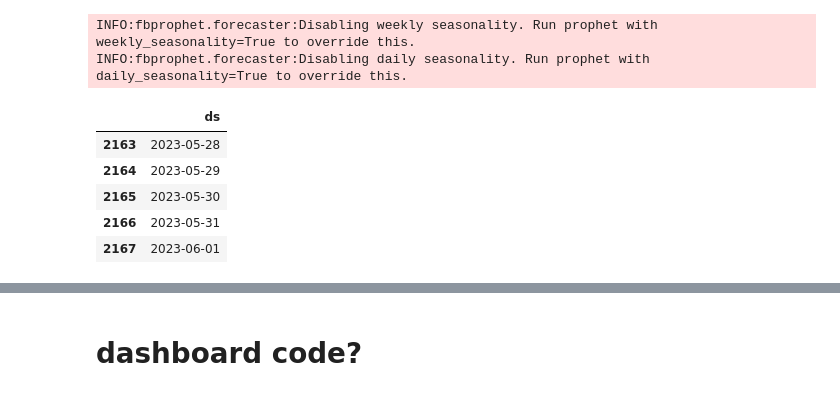
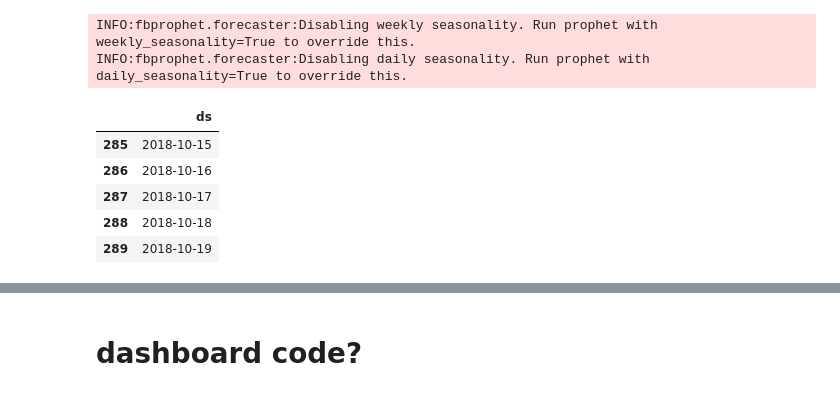
Before and after one commit to Schmidt8181/PreparingForTomorrow, a Jupyter notebook: FinalCapstone.ipynb, the cells around one changed output, grey strips where cells are left out. Drawn from its saved outputs; the diff is of its cells as text; code cells hidden in the pictures.

```diff
--- a/FinalCapstone.ipynb
+++ b/FinalCapstone.ipynb
@@ -261,8 +333,8 @@ plt.show()
 # %% [markdown]
 That looks like the first 80-ish lags are very significant. Lets split the dataset in half and see what we get then. The data starts in 1990 and doesn't become volitile until 2007(ish).
 # %%
-UpTo2006 = indexed_food[:192]
-After2005 = indexed_food[192:]
+UpTo2006 = food_data[:192]
+After2005 = food_data[192:]
 # %%
 indexed_food.head()
 # %% [output]
@@ -342,21 +424,21 @@ food_data.head()
 # %%
 sugar_df = pd.DataFrame()
-sugar_df['ds'] = food_data.Date # would not take 'Date' as column name
-sugar_df['y'] = food_data['Sugar Price Index'] # would not take 'sugar_diff' as column name
+sugar_df['ds'] = After2005.Date # would not take 'Date' as column name
+sugar_df['y'] = After2005['Sugar Price Index'] # would not take 'sugar_diff' as column name
 m = Prophet(seasonality_mode='multiplicative').fit(sugar_df)
 # the example only had 2 columns so lets do that with the Sugars Index
 # %% [output]
 INFO:fbprophet.forecaster:Disabling weekly seasonality. Run prophet with weekly_seasonality=True to override this.
 INFO:fbprophet.forecaster:Disabling daily seasonality. Run prophet with daily_seasonality=True to override this.
 # %%
-future = m.make_future_dataframe(periods=1826)
+future = m.make_future_dataframe(periods=140)
 future.tail()
 # %% [output]
 |  | ds |
-| 2163 | 2023-05-28 |
-| 2164 | 2023-05-29 |
-| 2165 | 2023-05-30 |
-| 2166 | 2023-05-31 |
-| 2167 | 2023-06-01 |
+| 285 | 2018-10-15 |
+| 286 | 2018-10-16 |
+| 287 | 2018-10-17 |
+| 288 | 2018-10-18 |
+| 289 | 2018-10-19 |
 # %%
 forecast = m.predict(future)
```
Also changed, not shown: parts of 20 cells of this notebook, 1 other file.
